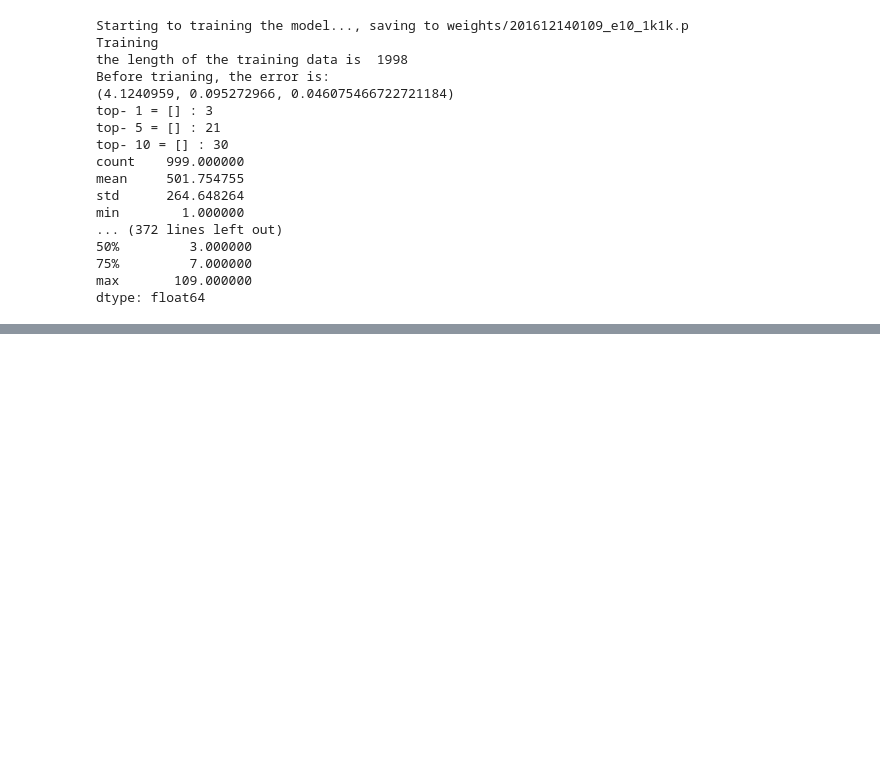
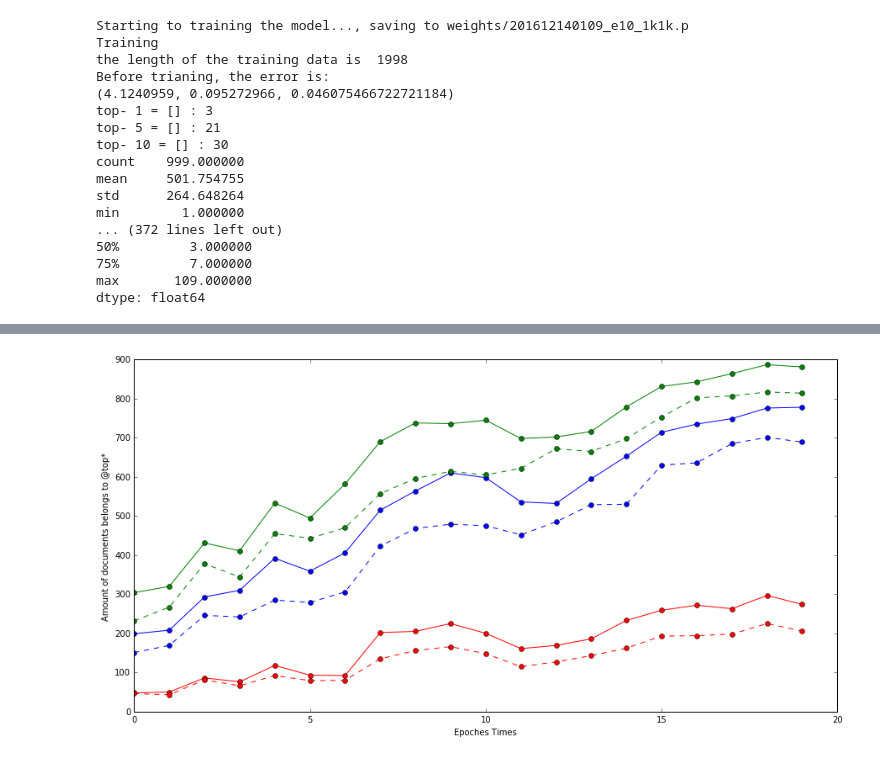
Before and after one commit to liuenda/LiuSTM, a Jupyter notebook: 2017-1-3(1).ipynb, the cells around one changed output, grey strips where cells are left out. Cells and saved outputs as stored; diff of their text form; code cells hidden in the pictures; blank space fills up the shorter version.

```diff
--- a/2017-1-3(1).ipynb
+++ b/2017-1-3(1).ipynb
@@ -49,0 +111,16 @@ dtype: float64
+# %%
+%matplotlib inline
+import matplotlib.pyplot as plt
+import matplotlib
+matplotlib.rcParams['figure.figsize'] = (15.0, 7.5)
+plt.plot(sls.tops[1],'ro-')
+plt.plot(sls.tops[5],'bo-')
+plt.plot(sls.tops[10],'go-')
+plt.plot(sls.tops_test[1],'ro--')
+plt.plot(sls.tops_test[5],'bo--')
+plt.plot(sls.tops_test[10],'go--')
+plt.ylabel('Amount of documents belongs to @top*')
+plt.xlabel('Epoches Times')
+plt.show()
+# %% [output]
+[figure, added]
```
Also changed, not shown: parts of 6 cells of this notebook, 2 other files.
